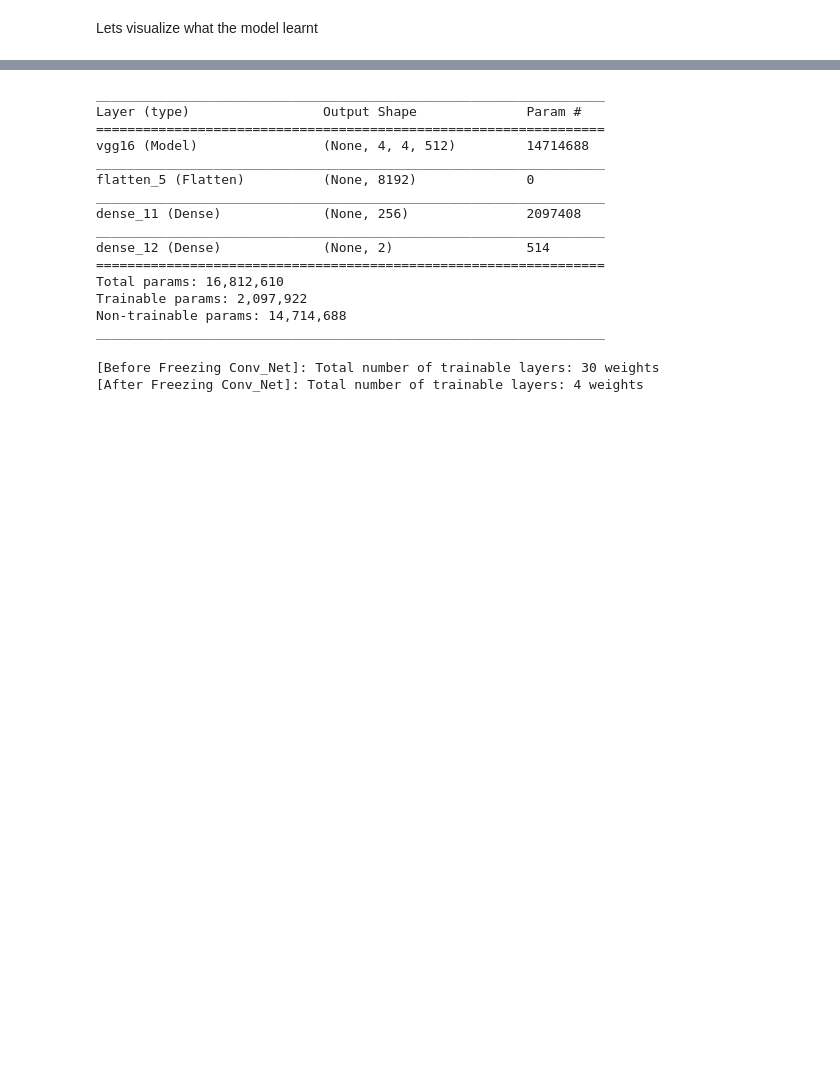
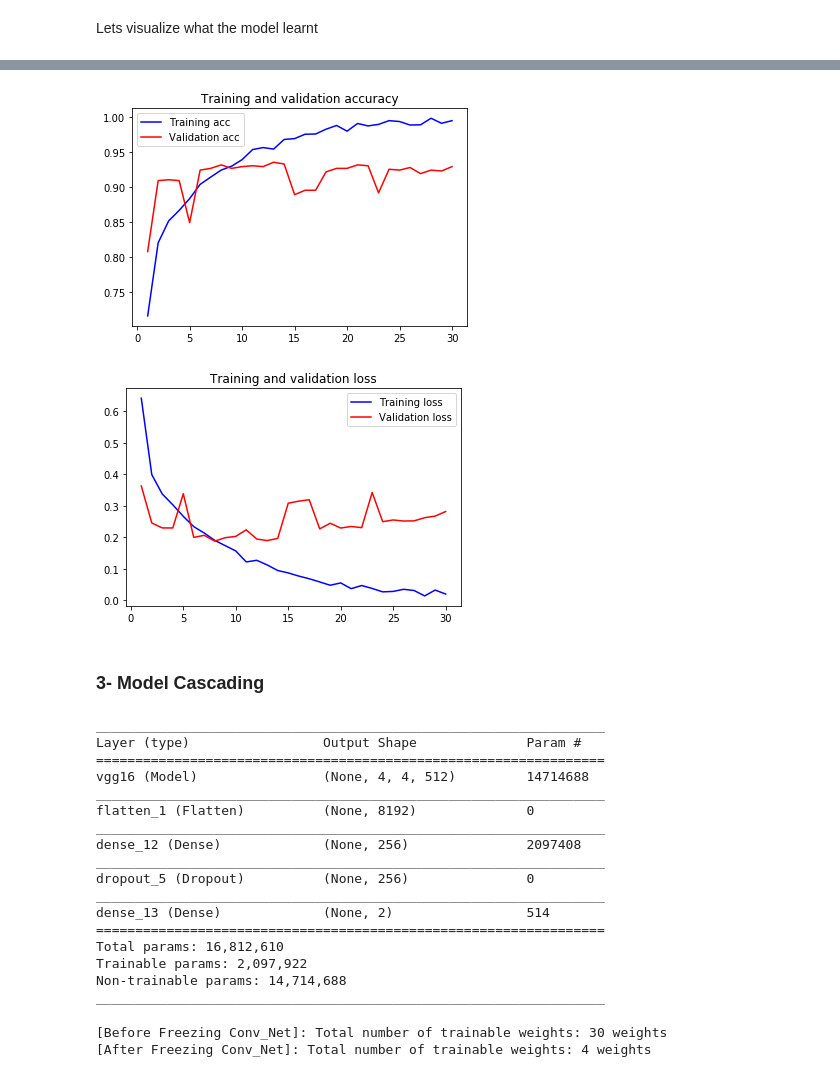
Before and after one commit to mrayy/PracticalML, a Jupyter notebook: 6. Advance ML/Python/2. Advance Training.ipynb, the cells around one changed output, grey strips where cells are left out. Cells and saved outputs as stored; diff of their text form; code cells hidden in the pictures; blank space fills up the shorter version.

```diff
--- a/6. Advance ML/Python/2. Advance Training.ipynb
+++ b/6. Advance ML/Python/2. Advance Training.ipynb
@@ -160,3 +229,45 @@ Total params: 14,714,688
 Trainable params: 14,714,688
 Non-trainable params: 0
 _________________________________________________________________
+# %%
+BatchSize=64
+nTrain=50*BatchSize
+train_features=np.zeros(shape=(nTrain,4,4,512))
+train_labels=np.zeros(shape=(nTrain,2))
+
+i=0
+
+for inputs_batch,labels_batch in gen.flow(X_train,Y_train,batch_size=BatchSize):
+    feature_batch=conv_net.predict(inputs_batch)
+    train_features[i*BatchSize:(i+1)*BatchSize]=feature_batch
+    train_labels[i*BatchSize:(i+1)*BatchSize]=labels_batch
+    i+=1
+    if i*BatchSize>=nTrain:
+        break
+
+
+nVal=len(X_test)
+validation_features=np.zeros(shape=(nVal,4,4,512))
+validation_labels=np.zeros(shape=(nVal,2))
+i=0
+for inputs,label in zip(X_test,Y_test):
+    features=conv_net.predict(np.array([inputs]))
+    validation_features[i]=features[0]
+    validation_labels[i]=label
+    i+=1
+
+train_features=np.reshape(train_features,(nTrain,4*4*512))
+validation_features=np.reshape(validation_features,(nVal,4*4*512))
+# %%
+from tensorflow.keras import models,layers,optimizers
+
+model=models.Sequential()
+model.add(layers.Dense(256,activation='relu',input_dim=4*4*512))
+model.add(layers.Dropout(0.5))
+model.add(layers.Dense(2,activation='softmax'))
+model.compile(optimizer=optimizers.RMSprop(2e-4),loss='categorical_crossentropy',metrics=['acc'])
+model.summary()
+
+history=model.fit(train_features,train_labels,
+                  validation_data=(validation_features,validation_labels),
+                  epochs=30,batch_size=BatchSize)
@@ -163,10 +292,18 @@ _________________________________________________________________
+# %%
+PML.plot_acc_loss(history)
+# %% [output]
+[figure, added]
+[figure, added]
+# %% [markdown]
+### 3- Model Cascading
 # %%
 from tensorflow.keras import models,layers
 
 model=models.Sequential()
-model.add(conv_net)#here we add the entire convnet model
+model.add(conv_net)# <---- here we add the entire convnet model to create a cascaded models
 model.add(layers.Flatten())#Flatten the last layer, so we can use our own dense layers
 model.add(layers.Dense(256,activation='relu'))
+model.add(layers.Dropout(0.3))
 model.add(layers.Dense(2,activation='softmax'))
 model.summary()
 # %% [output]
@@ -175,23 +312,25 @@ Layer (type)                 Output Shape              Param #
 =================================================================
 vgg16 (Model)                (None, 4, 4, 512)         14714688
 _________________________________________________________________
-flatten_5 (Flatten)          (None, 8192)              0
+flatten_1 (Flatten)          (None, 8192)              0
 _________________________________________________________________
-dense_11 (Dense)             (None, 256)               2097408
+dense_12 (Dense)             (None, 256)               2097408
 _________________________________________________________________
-dense_12 (Dense)             (None, 2)                 514
+dropout_5 (Dropout)          (None, 256)               0
+_________________________________________________________________
+dense_13 (Dense)             (None, 2)                 514
 =================================================================
 Total params: 16,812,610
 Trainable params: 2,097,922
 Non-trainable params: 14,714,688
 _________________________________________________________________
 # %%
-conv_net.trainable=True
+#Here we must freeze the conv_net so it does not train
 print("[Before Freezing Conv_Net]: Total number of trainable weights: {0} weights".format(len(model.trainable_weights)))
 conv_net.trainable=False
 print("[After Freezing Conv_Net]: Total number of trainable weights: {0} weights".format(len(model.trainable_weights)))
 # %% [output]
-[Before Freezing Conv_Net]: Total number of trainable layers: 30 weights
-[After Freezing Conv_Net]: Total number of trainable layers: 4 weights
+[Before Freezing Conv_Net]: Total number of trainable weights: 30 weights
+[After Freezing Conv_Net]: Total number of trainable weights: 4 weights
 # %%
 
```
Also changed, not shown: parts of 16 cells of this notebook.
